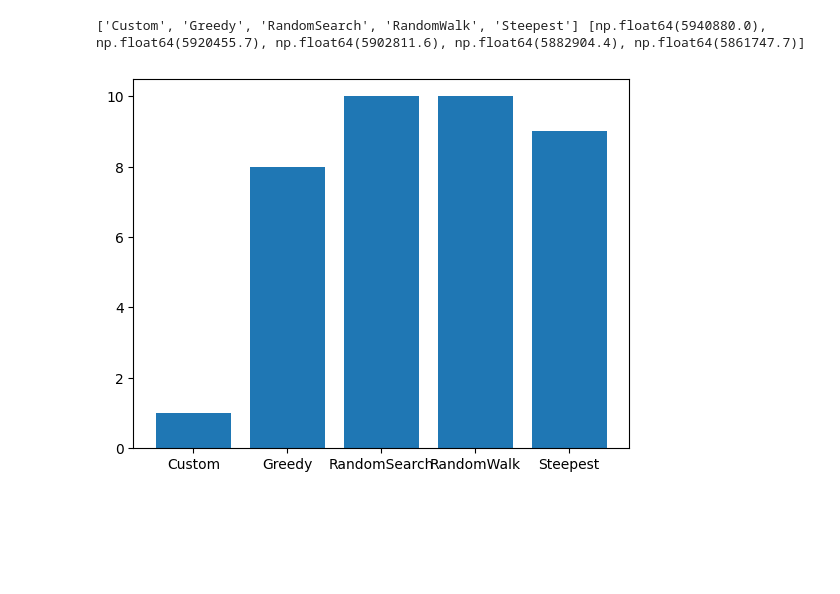
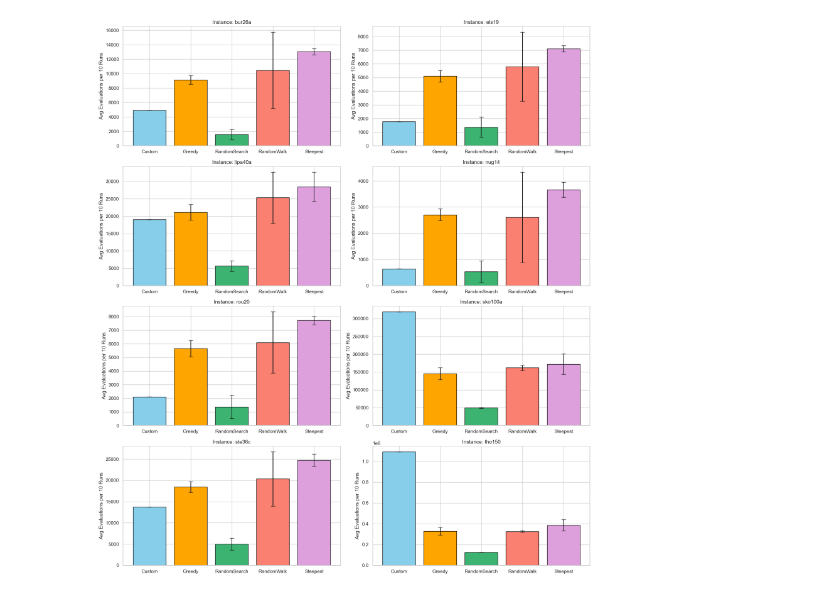
Before and after one commit to elissa-c/BioA-M, a Jupyter notebook: graphs.ipynb, the cells around one changed output. Cells and saved outputs as stored; diff of their text form; code cells hidden in the pictures; blank space fills up the shorter version.

```diff
--- a/graphs.ipynb
+++ b/graphs.ipynb
@@ -7,2 +6,0 @@ instance_files
-# %%
-size = 26
@@ -9,5 +13,5 @@ size = 26
 # %%
-data = []
+results = []
 times = []
 for i in instance_files:
     method_files = os.listdir("data/method_outputs/" + i)
@@ -42,7 +46,7 @@ for i in instance_files:
                         'initial': initialSolution,
                         'solution': solution
                     }
-                    data.append(result)
+                    results.append(result)
             else:
                 path = "data/method_outputs/" + i +"/"+ m +"/"+ file
                 with open(path, 'r') as f:
@@ -105,9 +182,35 @@ plt.show()
-# %%
-
-y_once = [y["oneTime"] for y in times]
-print(x, y)
-plt.bar([i["method"] for i in times], y_once)
-plt.show()
-# %% [output]
-['Custom', 'Greedy', 'RandomSearch', 'RandomWalk', 'Steepest'] [np.float64(5940880.0), np.float64(5920455.7), np.float64(5902811.6), np.float64(5882904.4), np.float64(5861747.7)]
-[figure, removed]
+# %%
+step_data = defaultdict(lambda: defaultdict(list))
+for entry in results:
+    inst = entry["instance"]
+    method = entry["method"]
+    steps = entry["evals"]
+    if steps is not None:
+        step_data[inst][method].append(steps)
+
+colors = ["skyblue","orange","mediumseagreen","salmon","plum"]
+
+# Set up plots: 8 instances = 4 rows x 2 columns
+fig, axs = plt.subplots(4, 2, figsize=(16, 18))
+axs = axs.flatten()
+
+for i, (instance, methods) in enumerate(sorted(step_data.items())):
+    methods_list = sorted(methods.keys())
+    avg_steps = [np.mean(methods[m]) for m in methods_list]
+    std_steps = [np.std(methods[m]) for m in methods_list]
+
+    # Create a bar plot for steps with error bars for stability (std deviation)
+    ax = axs[i]
+    ax.bar(methods_list, avg_steps, yerr=std_steps, capsize=5, color=colors, edgecolor='black', label='Steps')
+
+    ax.set_title(f"Instance: {instance}")
+    ax.set_ylabel("Avg Evaluations per 10 Runs")
+
+# Hide unused subplots if < 8
+for j in range(i + 1, 8):
+    fig.delaxes(axs[j])
+
+plt.tight_layout()
+plt.show()
+# %% [output]
+[figure, added]
```
Also changed, not shown: parts of 13 cells of this notebook.
